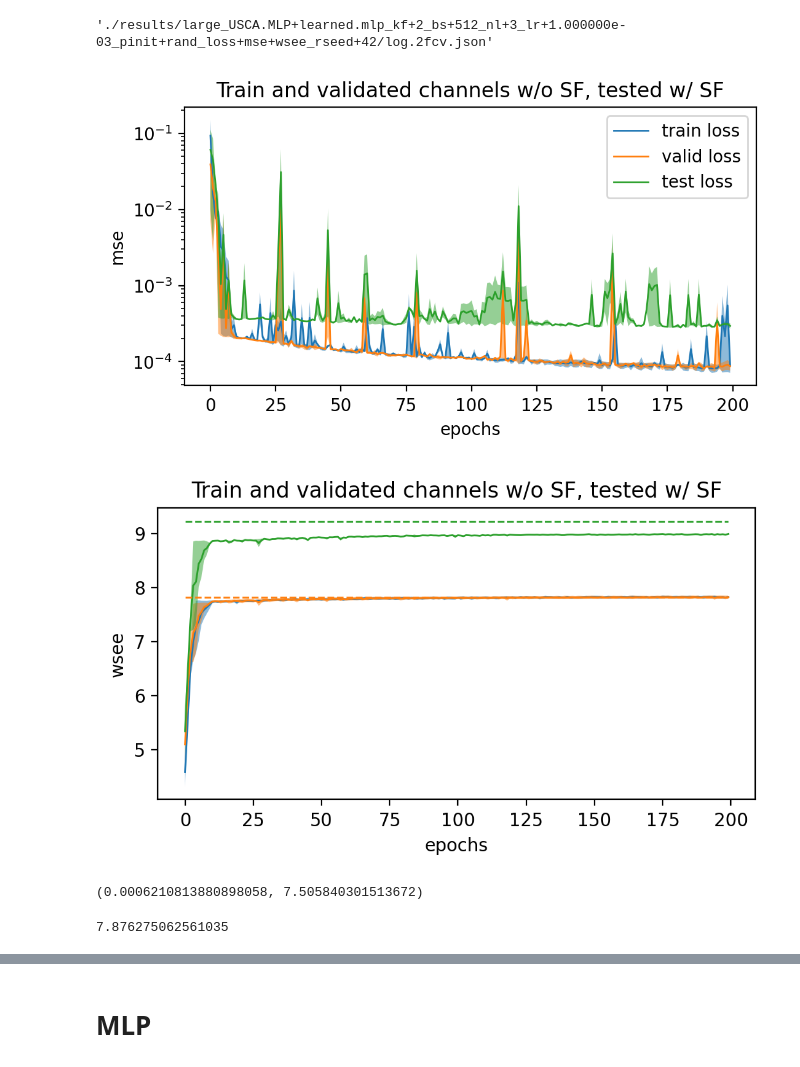
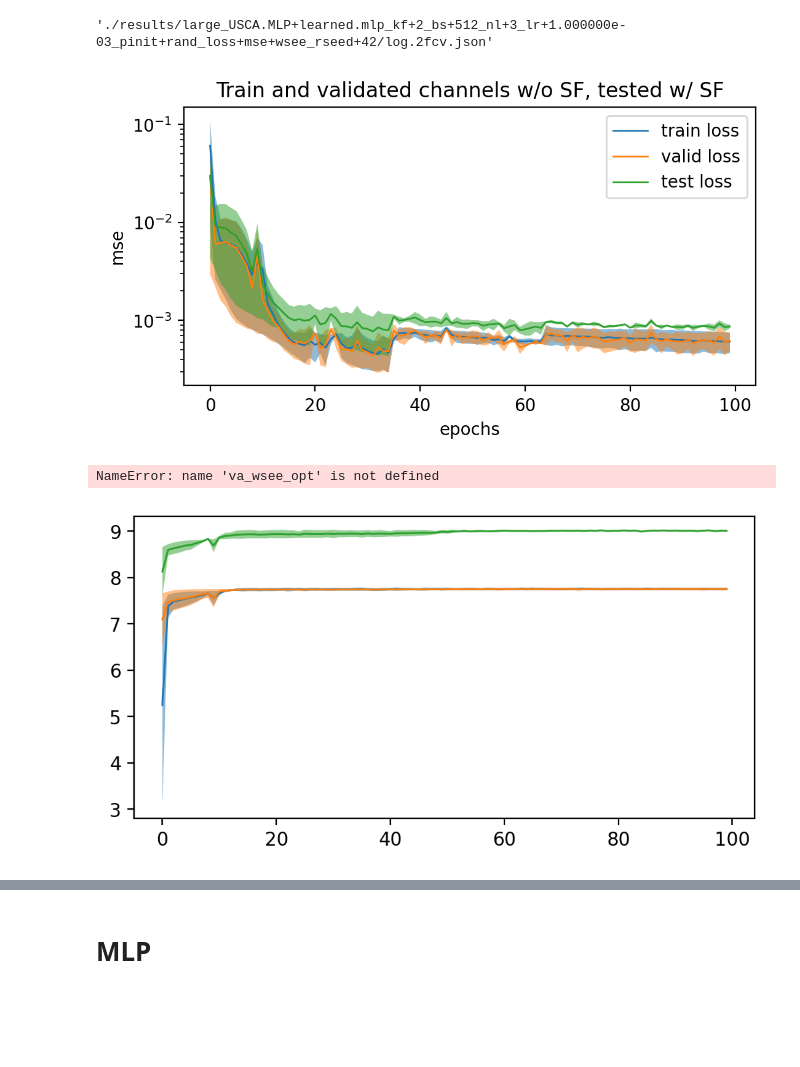
Before and after one commit to bl166/usca_power_control, a Jupyter notebook: SCA_datagen.ipynb, the cells around one changed output, grey strips where cells are left out. Saved outputs shown, nothing was run; the diff lists cells and outputs as text; code cells hidden in the pictures; blank space fills up the shorter version.

```diff
--- a/SCA_datagen.ipynb
+++ b/SCA_datagen.ipynb
@@ -25,2 +28,9 @@ from models_uf import *
 # %% [markdown]
 ## load data
+# %%
+dfn3 = '../../data/results_hataUrban_noSF.h5'
+X_tr, y_tr = [],[]
+with h5py.File(dfn3, "r") as handle:
+    print(handle['input'].keys())
+    Hs = handle['input']["channel_to_noise_matched"][...]
+    print(handle['input']['PdB'][...])
@@ -26,0 +49,9 @@ from models_uf import *
+# %%
+# train data
+dfn3 = '../../data_my/channels-HataSuburban-10.h5'
+X_tr, y_tr = [],[]
+with h5py.File(dfn3, "r") as handle:
+    print(handle['input'].keys())
+    Hs = handle['input']["channel_to_noise_matched"][...]
+
+Hs.shape
@@ -364,7 +395,7 @@ save_name
 
 plt.figure(figsize=(6,3),  dpi=200)
 
-for ph, loss in zip(["train", "valid", "test"],[tr_loss, va_loss, te_loss]):
+for ph, loss in zip(["train", "valid", "test"],[tr_loss1, va_loss1, te_loss1]):
 
     m = np.mean(list(loss.values()),0)
     e = np.std(list(loss.values()),0)
@@ -384,45 +415,38 @@ plt.title('Train and validated channels w/o SF, tested w/ SF')
 
 plt.show()
 # %% [output]
-[figure, old version]
+[figure, new version]
 # %%
 colors = plt.rcParams['axes.prop_cycle'].by_key()['color']
 
 plt.figure(figsize=(6,3),  dpi=200)
 
 # for i, (ph, loss) in enumerate(zip(["train", "valid", "test"],[tr_loss, va_loss, te_loss])):
-for i, (ph, loss) in enumerate(zip(["train", "valid", "test"],[tr_wsee, va_wsee, te_wsee])):
+for i, (ph, loss) in enumerate(zip(["train", "valid", "test"],[tr_wsee1, va_wsee1, te_wsee1])):
 
 #     plt.plot(range(epoch+1), list(loss.values())[-1], '-', linewidth=1, label='%s wsee'%ph, color=colors[i])
     m = np.mean(list(loss.values()),0)
     e = np.std(list(loss.values()),0)
 
     plt.plot(range(epoch+1), m, '-', linewidth=1, label='%s wsee'%ph, color=colors[i])
     plt.fill_between(range(epoch+1), m-e, m+e,
         alpha=.5, #edgecolor='#3F7F4C', facecolor='#7EFF99',
         linewidth=0, label=None)
 
 plt.plot([0, epoch], [va_wsee_opt[0]]*2, '--', linewidth=1, label='val/train wsee (opt)',color=colors[1])
 plt.plot([0, epoch], [te_wsee_opt[0]]*2, '--', linewidth=1, label='test opt wsee (opt)',color=colors[2])
 
 
 
 plt.xlabel('epochs')
 plt.ylabel('wsee')
 # plt.legend()
 
 # plt.yscale('log')
 # plt.xscale('log')
 plt.title('Train and validated channels w/o SF, tested w/ SF')
 
 plt.show()
 # %% [output]
+NameError: name 'va_wsee_opt' is not defined
-[figure, old version]
+[figure, new version]
-# %%
-list(va_loss.values())[-1][-1], list(va_wsee.values())[-1][-1]
-# %% [output]
-(0.0006210813880898058, 7.505840301513672)
-# %%
-f_wsee_torch(y_valid, X_valid, mu, Pc, 'mean').item()
-# %% [output]
-7.876275062561035
```
Also changed, not shown: parts of 29 cells of this notebook, 13 other files.
